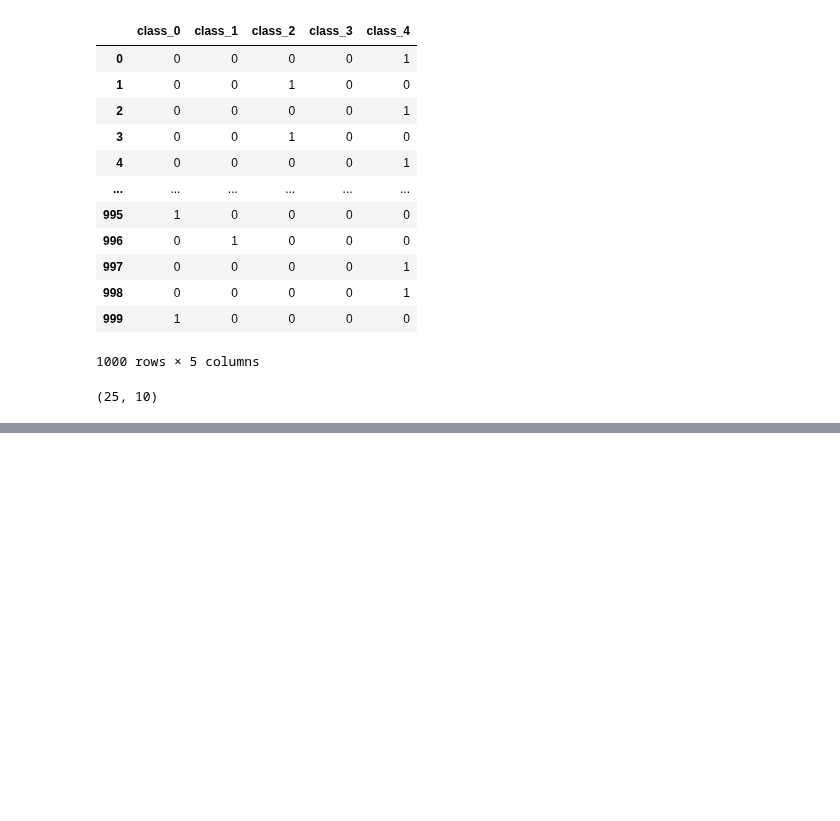
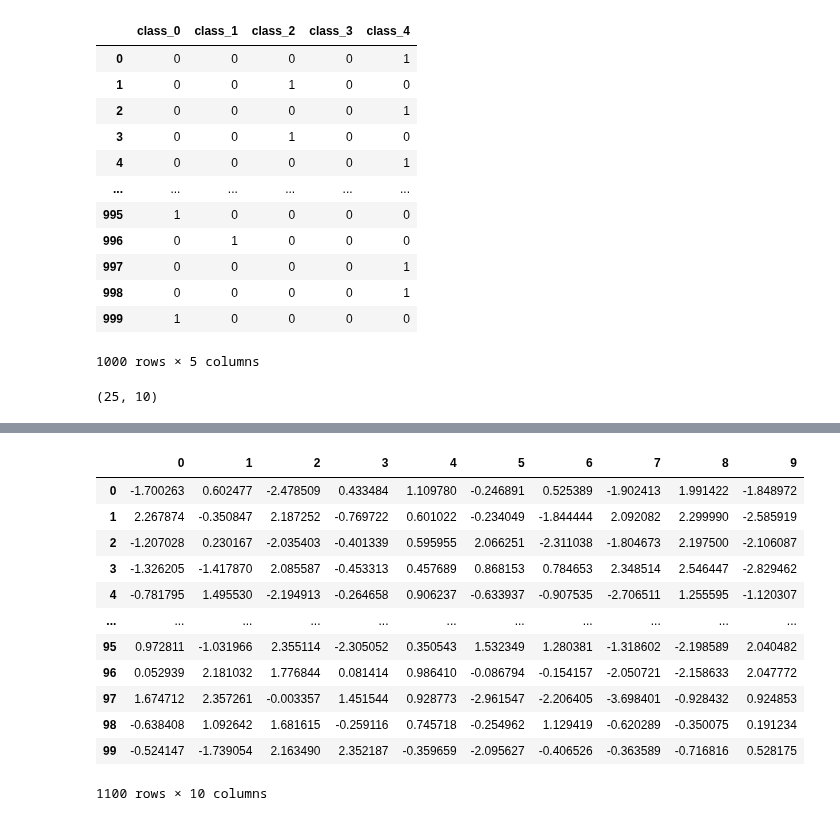
Before and after one commit to ShinAnase/MoA, a Jupyter notebook: upsamplingMultilabelDataWithMlsmote_format.ipynb, the cells around one changed output, grey strips where cells are left out. Saved outputs shown, nothing was run; the diff lists cells and outputs as text; code cells hidden in the pictures; blank space fills up the shorter version.

```diff
--- a/upsamplingMultilabelDataWithMlsmote_format.ipynb
+++ b/upsamplingMultilabelDataWithMlsmote_format.ipynb
@@ -84,0 +101,18 @@ X_res
+# %%
+X = pd.concat([X,X_res])
+# %%
+X
+# %% [output]
+|  | 0 | 1 | 2 | 3 | 4 | 5 | 6 | 7 | 8 | 9 |
+| 0 | -1.700263 | 0.602477 | -2.478509 | 0.433484 | 1.109780 | -0.246891 | 0.525389 | -1.902413 | 1.991422 | -1.848972 |
+| 1 | 2.267874 | -0.350847 | 2.187252 | -0.769722 | 0.601022 | -0.234049 | -1.844444 | 2.092082 | 2.299990 | -2.585919 |
+| 2 | -1.207028 | 0.230167 | -2.035403 | -0.401339 | 0.595955 | 2.066251 | -2.311038 | -1.804673 | 2.197500 | -2.106087 |
+| 3 | -1.326205 | -1.417870 | 2.085587 | -0.453313 | 0.457689 | 0.868153 | 0.784653 | 2.348514 | 2.546447 | -2.829462 |
+| 4 | -0.781795 | 1.495530 | -2.194913 | -0.264658 | 0.906237 | -0.633937 | -0.907535 | -2.706511 | 1.255595 | -1.120307 |
+| ... | ... | ... | ... | ... | ... | ... | ... | ... | ... | ... |
+| 95 | 0.972811 | -1.031966 | 2.355114 | -2.305052 | 0.350543 | 1.532349 | 1.280381 | -1.318602 | -2.198589 | 2.040482 |
+| 96 | 0.052939 | 2.181032 | 1.776844 | 0.081414 | 0.986410 | -0.086794 | -0.154157 | -2.050721 | -2.158633 | 2.047772 |
+| 97 | 1.674712 | 2.357261 | -0.003357 | 1.451544 | 0.928773 | -2.961547 | -2.206405 | -3.698401 | -0.928432 | 0.924853 |
+| 98 | -0.638408 | 1.092642 | 1.681615 | -0.259116 | 0.745718 | -0.254962 | 1.129419 | -0.620289 | -0.350075 | 0.191234 |
+| 99 | -0.524147 | -1.739054 | 2.163490 | 2.352187 | -0.359659 | -2.095627 | -0.406526 | -0.363589 | -0.716816 | 0.528175 |
+1100 rows × 10 columns
```
Also changed, not shown: parts of 4 cells of this notebook, 2 other files.
